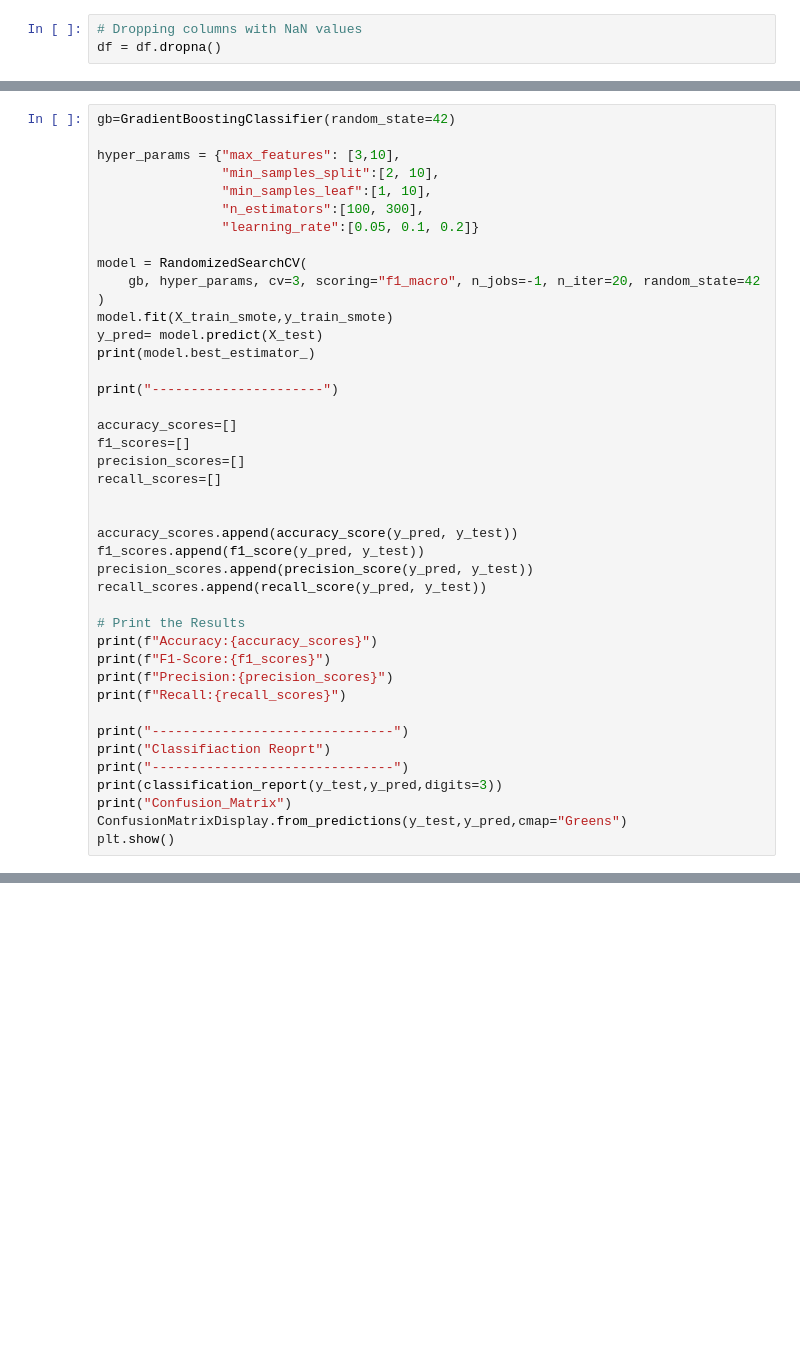
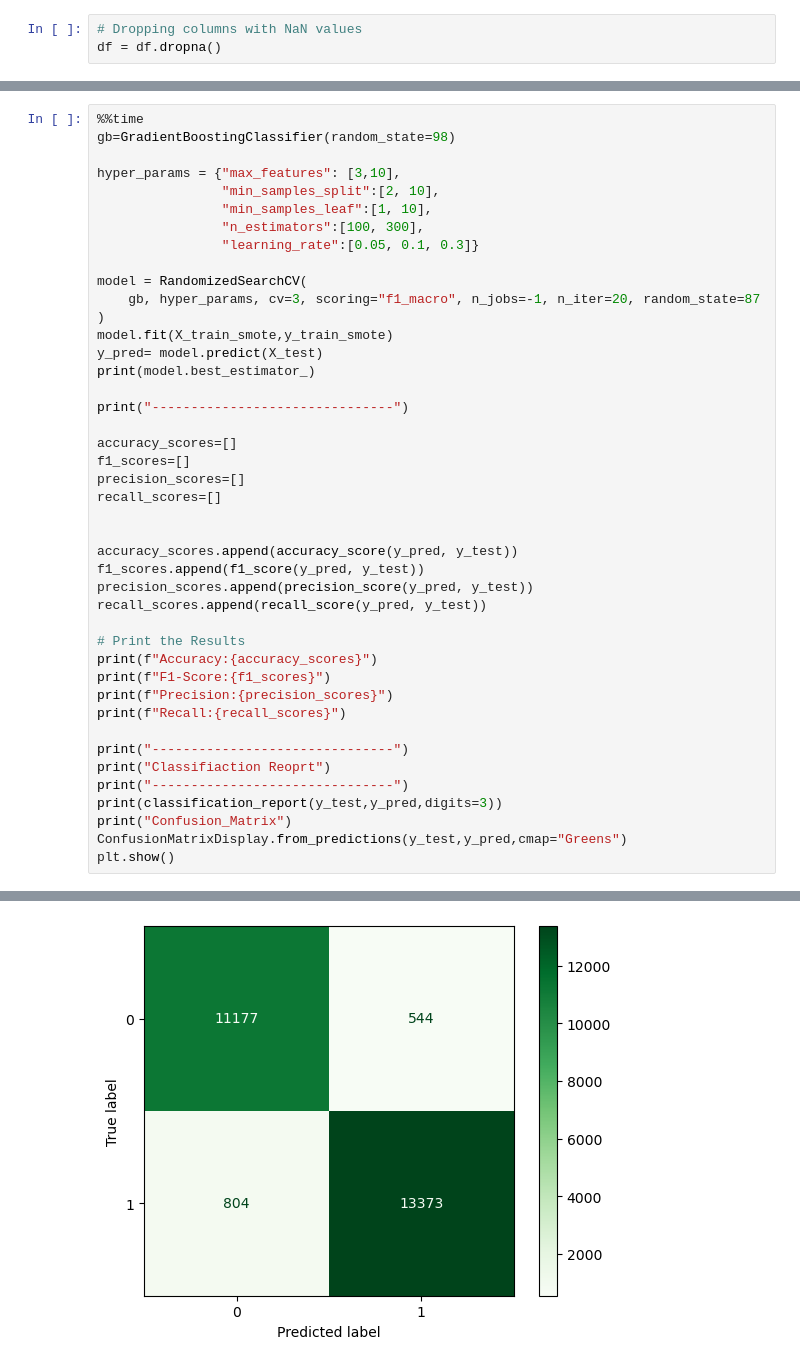
Before and after one commit to martdejager/AirlineProjectMinorBA, a Jupyter notebook: AirlineProject.ipynb, the cells around one changed output, grey strips where cells are left out. Cells and saved outputs as stored; diff of their text form; blank space fills up the shorter version.

```diff
--- a/AirlineProject.ipynb
+++ b/AirlineProject.ipynb
@@ -184,20 +409,21 @@ plt.show()
 # %%
-gb=GradientBoostingClassifier(random_state=42)
+%%time
+gb=GradientBoostingClassifier(random_state=98)
 
 hyper_params = {"max_features": [3,10],
                 "min_samples_split":[2, 10],
                 "min_samples_leaf":[1, 10],
                 "n_estimators":[100, 300],
-                "learning_rate":[0.05, 0.1, 0.2]}
+                "learning_rate":[0.05, 0.1, 0.3]}
 
 model = RandomizedSearchCV(
-    gb, hyper_params, cv=3, scoring="f1_macro", n_jobs=-1, n_iter=20, random_state=42
+    gb, hyper_params, cv=3, scoring="f1_macro", n_jobs=-1, n_iter=20, random_state=87
 )
 model.fit(X_train_smote,y_train_smote)
 y_pred= model.predict(X_test)
 print(model.best_estimator_)
 
-print("----------------------")
+print("-------------------------------")
 
 accuracy_scores=[]
 f1_scores=[]
@@ -223,3 +449,4 @@ print(classification_report(y_test,y_pred,digits=3))
 print("Confusion_Matrix")
 ConfusionMatrixDisplay.from_predictions(y_test,y_pred,cmap="Greens")
 plt.show()
+# %% [output]
@@ -225,0 +473 @@ plt.show()
+[figure, added]
```
Also changed, not shown: parts of 40 cells of this notebook, 3 other files.
